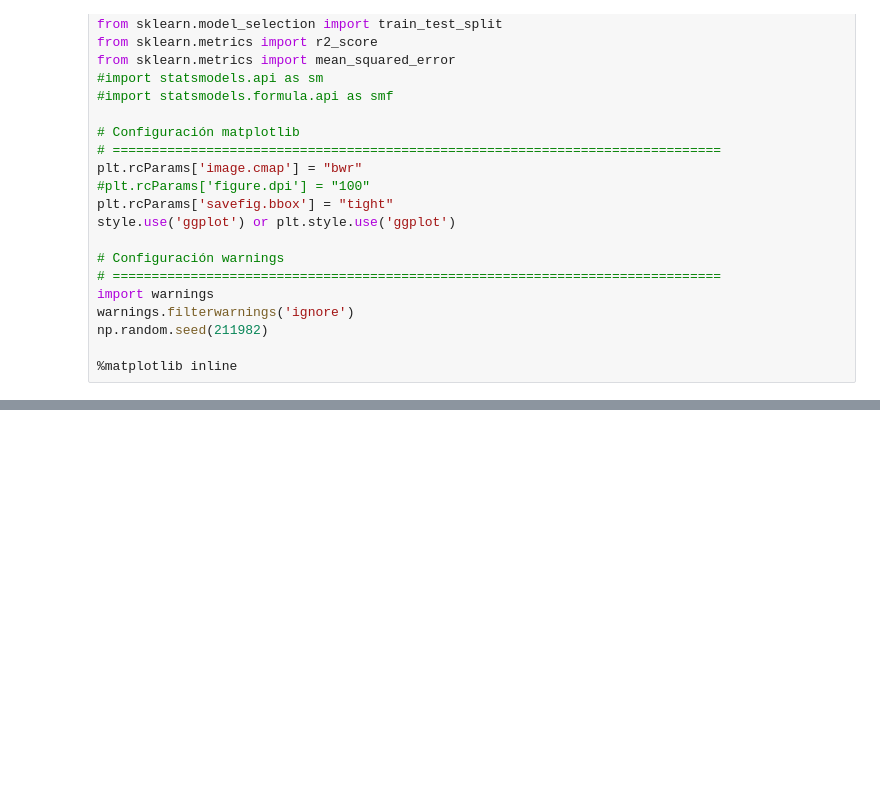
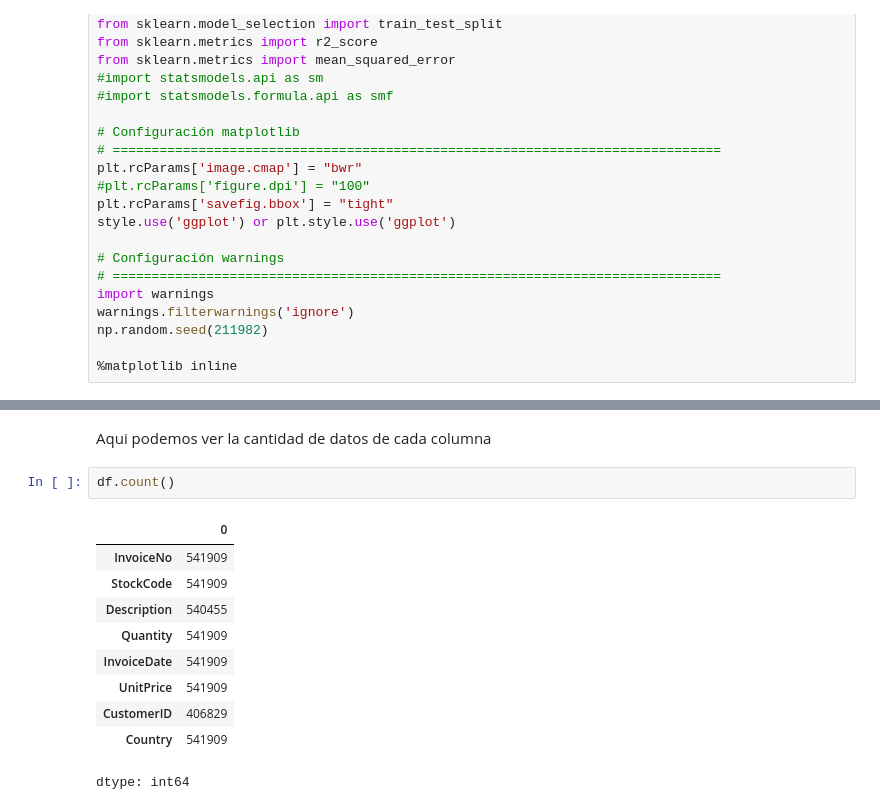
Before and after one commit to SebastianNavarro1/EDA_FundamentosML_SebastianNavarro, a Jupyter notebook: Prueba_Machine.ipynb, the cells around one changed output, grey strips where cells are left out. Cells and saved outputs as stored; diff of their text form; blank space fills up the shorter version.

```diff
--- a/Prueba_Machine.ipynb
+++ b/Prueba_Machine.ipynb
@@ -43,0 +67,15 @@ df.head(10)
+# %% [markdown]
+Aqui podemos ver la cantidad de datos de cada columna
+# %%
+df.count()
+# %% [output]
+|  | 0 |
+| InvoiceNo | 541909 |
+| StockCode | 541909 |
+| Description | 540455 |
+| Quantity | 541909 |
+| InvoiceDate | 541909 |
+| UnitPrice | 541909 |
+| CustomerID | 406829 |
+| Country | 541909 |
+dtype: int64
```
Also changed, not shown: parts of 13 cells of this notebook.
